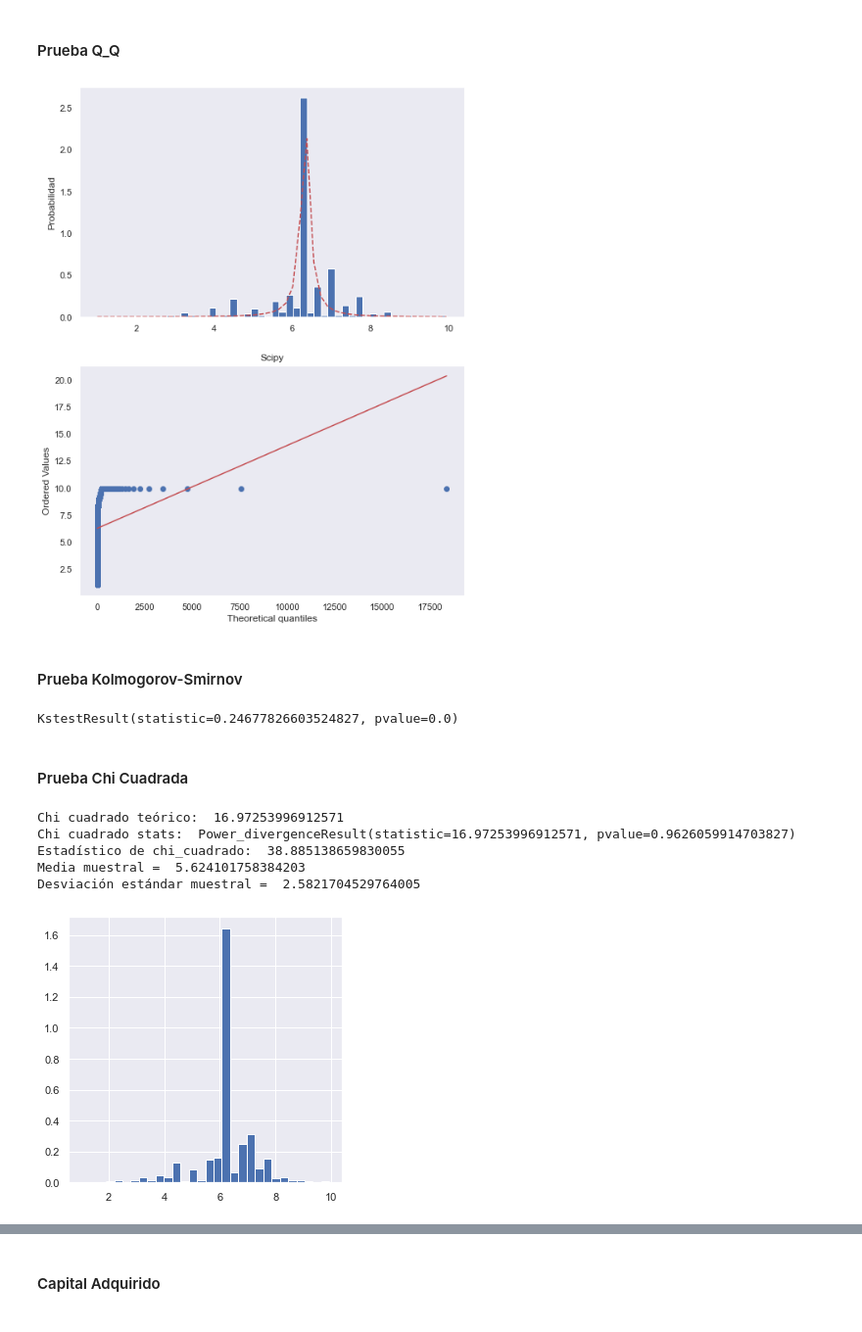
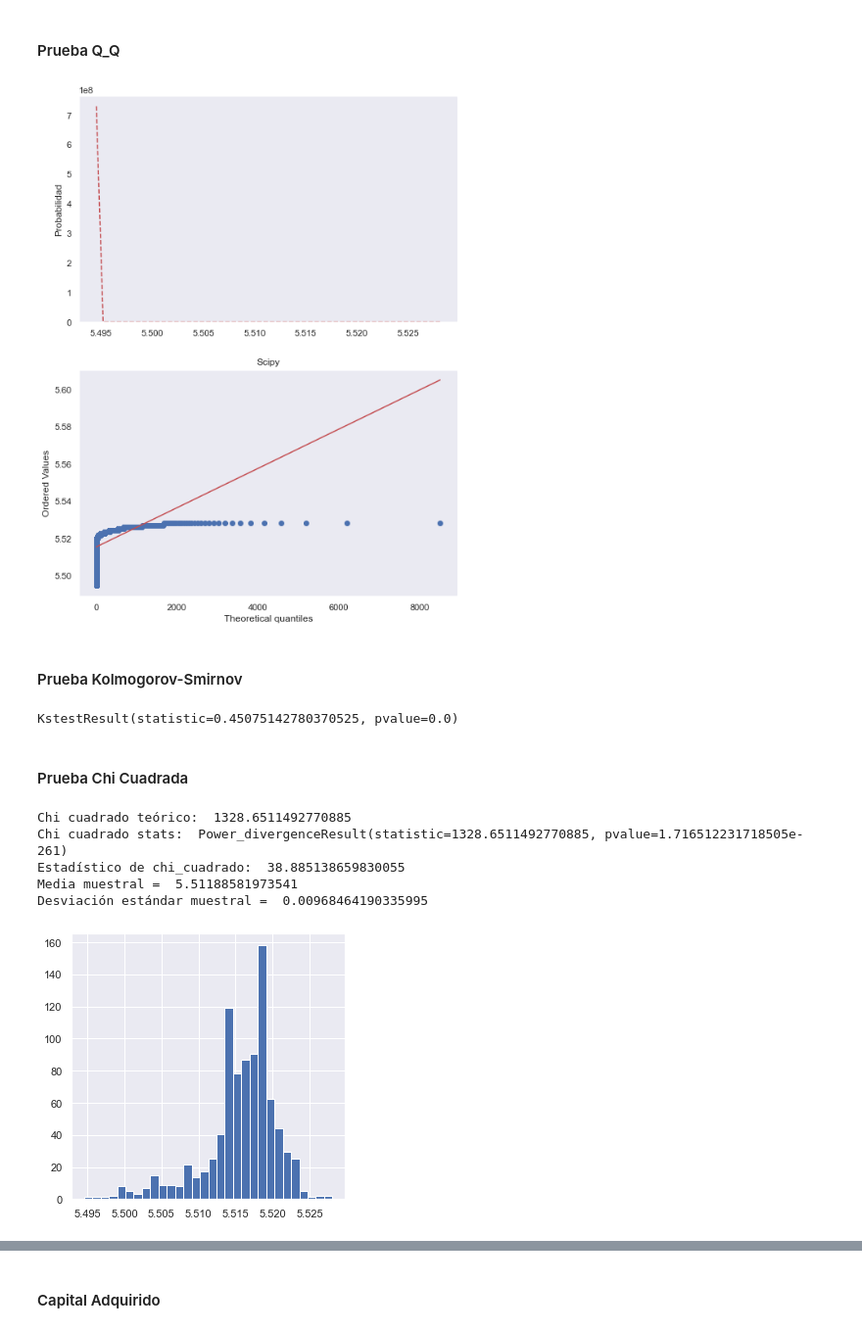
Before and after one commit to Tania-Bell/Proyecto_Modulo1, a Jupyter notebook: Proyecto_BellT_FloresA adult census.ipynb, the cells around one changed output, grey strips where cells are left out. Shown at 98% size. Saved outputs shown, nothing was run; the diff lists cells and outputs as text; code cells hidden in the pictures.

```diff
--- a/Proyecto_BellT_FloresA adult census.ipynb
+++ b/Proyecto_BellT_FloresA adult census.ipynb
@@ -74,7 +68,7 @@ import warnings
 warnings.filterwarnings("ignore")
 # %%
 # importación de los datos, el archivo está en un csv y se llama adult
-data = pd.read_csv('adult.csv')
-data = data[['age','educational-num','capital-gain','hours-per-week']].head(20001)
+data = pd.read_csv('SolarPrediction.csv')
+#data = data[['age','educational-num','capital-gain','hours-per-week']].head(20001)
 data
 # %% [output]
@@ -393,8 +391,8 @@ Desviación estándar muestral =  0.480837564006074
 # %% [markdown]
 #### Box-Plots y Ajuste de datos
 # %%
-horas = np.array(data['hours-per-week'])
-plt.boxplot(horas,vert=False)
-plt.title('Horas de trabajo semanales')
+pres = np.array(data['Pressure'])
+plt.boxplot(pres,vert=False)
+plt.title('Presión')
 plt.show() # sacamos boxplot para ver la distribución de nuestros datos
 # %% [output]
@@ -402,5 +400,5 @@ plt.show() # sacamos boxplot para ver la distribución de nuestros datos
 # %%
-horas = np.sqrt(horas[horas>0])
-horas = horas[~np.isnan(horas)]
-horas # aplicamos una transformación de raiz cuadrada para mejorar la distribución de nuestros datos
+pres = np.sqrt(pres[pres>0])
+pres = pres[~np.isnan(pres)]
+pres # aplicamos una transformación de raiz cuadrada para mejorar la distribución de nuestros datos
 # %% [output]
@@ -481,26 +479,26 @@ distribuciones(horas)
 # %% [markdown]
 #### Prueba Q_Q
 # %%
-pruebaq_q(horas,'foldcauchy') # a pesar de la funcion de distribución recomienda expoinweb probando con otras la mejor se ajusto fue foldcauchy
+pruebaq_q(pres,'exponweib') # a pesar de la funcion de distribución recomienda expoinweb probando con otras la mejor se ajusto fue foldcauchy
 # %% [output]
-[figure, old version]
+[figure, new version]
 # %% [markdown]
 #### Prueba Kolmogorov-Smirnov
 # %%
-kolmogorov(horas,'foldcauchy') # prueba de kolmogrov
+kolmogorov(pres,'foldcauchy') # prueba de kolmogrov
 # %% [output]
-KstestResult(statistic=0.24677826603524827, pvalue=0.0)
+KstestResult(statistic=0.45075142780370525, pvalue=0.0)
 # %% [markdown]
 #### Prueba Chi Cuadrada
 # %%
 J1 = 30
-y, x, _ = plt.hist(horas, bins = J1, density = True)
+y, x, _ = plt.hist(pres, bins = J1, density = True)
 x = x[1:]
-chi_cuadrada('foldcauchy',horas,x,y,J1,0.95) # prueba de chicuadrada
+chi_cuadrada('foldcauchy',pres,x,y,J1,0.95) # prueba de chicuadrada
 # %% [output]
-Chi cuadrado teórico:  16.97253996912571
-Chi cuadrado stats:  Power_divergenceResult(statistic=16.97253996912571, pvalue=0.9626059914703827)
+Chi cuadrado teórico:  1328.6511492770885
+Chi cuadrado stats:  Power_divergenceResult(statistic=1328.6511492770885, pvalue=1.716512231718505e-261)
 Estadístico de chi_cuadrado:  38.885138659830055
-Media muestral =  5.624101758384203
-Desviación estándar muestral =  2.5821704529764005
+Media muestral =  5.51188581973541
+Desviación estándar muestral =  0.00968464190335995
-[figure, old version]
+[figure, new version]
```
Also changed, not shown: parts of 67 cells of this notebook, 1 other file.
